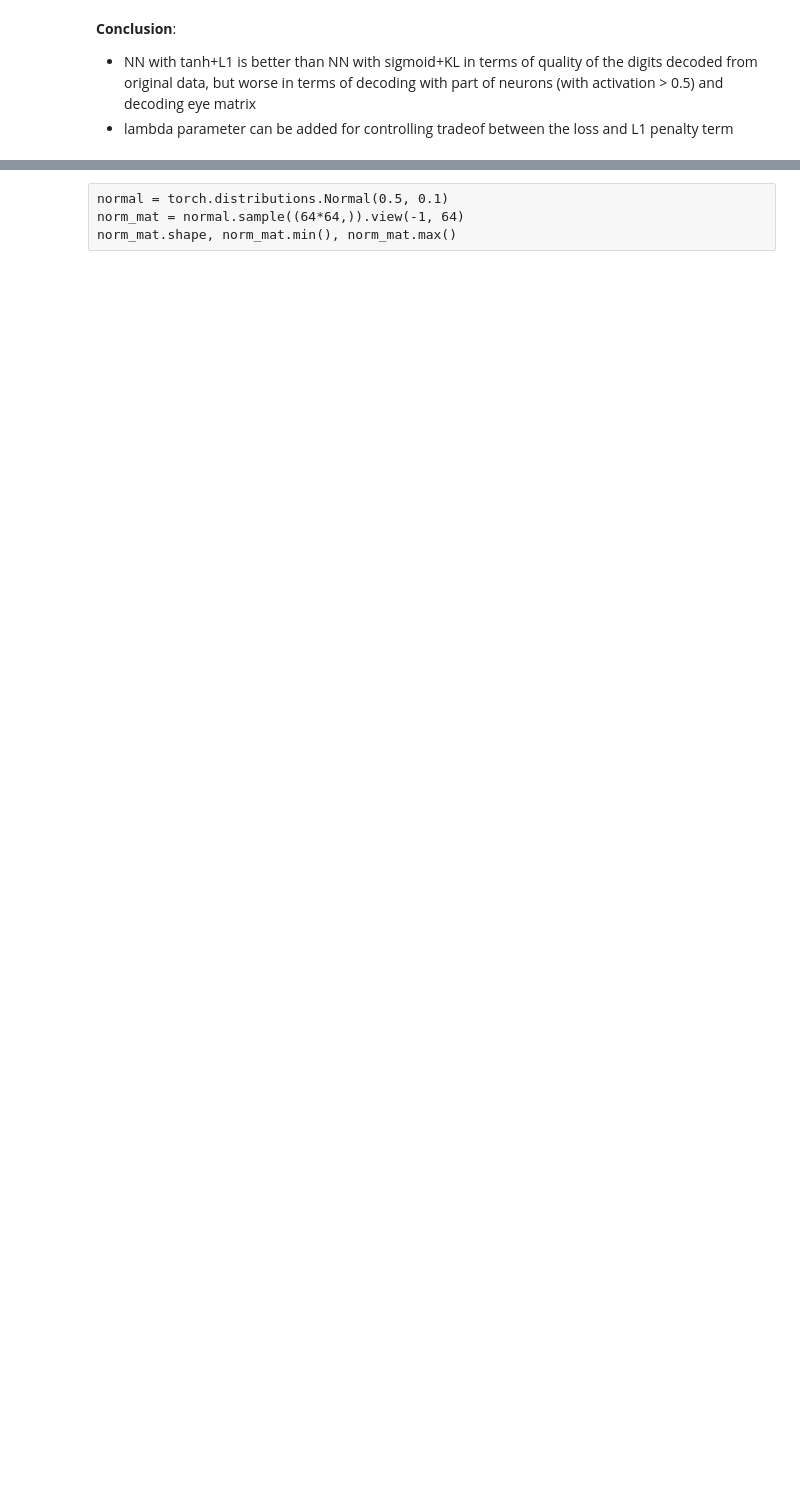
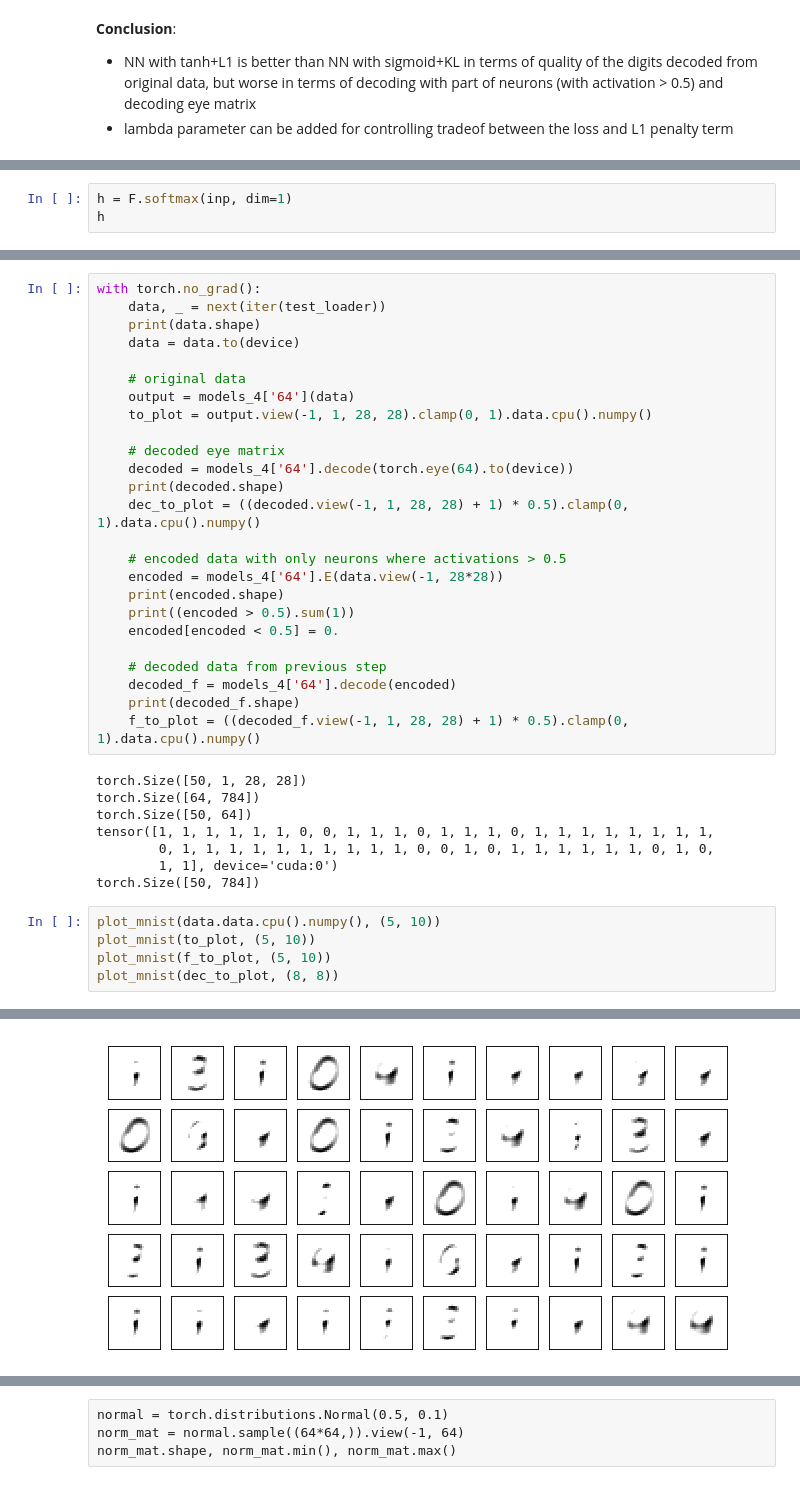
Before and after one commit to labdmitriy/otus_ml, a Jupyter notebook: Lesson_6/Homework/sparse_ae-homework.ipynb, the cells around one changed output, grey strips where cells are left out. Saved outputs shown, nothing was run; the diff lists cells and outputs as text; blank space fills up the shorter version.

```diff
--- a/Lesson_6/Homework/sparse_ae-homework.ipynb
+++ b/Lesson_6/Homework/sparse_ae-homework.ipynb
@@ -365,0 +373,3 @@ plot_mnist(dec_to_plot, (8, 8))
+# %%
+h = F.softmax(inp, dim=1)
+h
@@ -505,0 +591,39 @@ plot_mnist(dec_to_plot, (8, 8))
+# %%
+with torch.no_grad():
+    data, _ = next(iter(test_loader))
+    print(data.shape)
+    data = data.to(device)
+
+    # original data
+    output = models_4['64'](data)
+    to_plot = output.view(-1, 1, 28, 28).clamp(0, 1).data.cpu().numpy()
+
+    # decoded eye matrix
+    decoded = models_4['64'].decode(torch.eye(64).to(device))
+    print(decoded.shape)
+    dec_to_plot = ((decoded.view(-1, 1, 28, 28) + 1) * 0.5).clamp(0, 1).data.cpu().numpy()
+
+    # encoded data with only neurons where activations > 0.5
+    encoded = models_4['64'].E(data.view(-1, 28*28))
+    print(encoded.shape)
+    print((encoded > 0.5).sum(1))
+    encoded[encoded < 0.5] = 0.
+
+    # decoded data from previous step
+    decoded_f = models_4['64'].decode(encoded)
+    print(decoded_f.shape)
+    f_to_plot = ((decoded_f.view(-1, 1, 28, 28) + 1) * 0.5).clamp(0, 1).data.cpu().numpy()
+# %% [output]
+torch.Size([50, 1, 28, 28])
+torch.Size([64, 784])
+torch.Size([50, 64])
+tensor([1, 1, 1, 1, 1, 1, 0, 0, 1, 1, 1, 0, 1, 1, 1, 0, 1, 1, 1, 1, 1, 1, 1, 1,
+        0, 1, 1, 1, 1, 1, 1, 1, 1, 1, 1, 0, 0, 1, 0, 1, 1, 1, 1, 1, 1, 0, 1, 0,
+        1, 1], device='cuda:0')
+torch.Size([50, 784])
+# %%
+plot_mnist(data.data.cpu().numpy(), (5, 10))
+plot_mnist(to_plot, (5, 10))
+plot_mnist(f_to_plot, (5, 10))
+plot_mnist(dec_to_plot, (8, 8))
+# %% [output]
@@ -505,0 +631 @@ plot_mnist(dec_to_plot, (8, 8))
+[figure, added]
```
Also changed, not shown: parts of 24 cells of this notebook.
